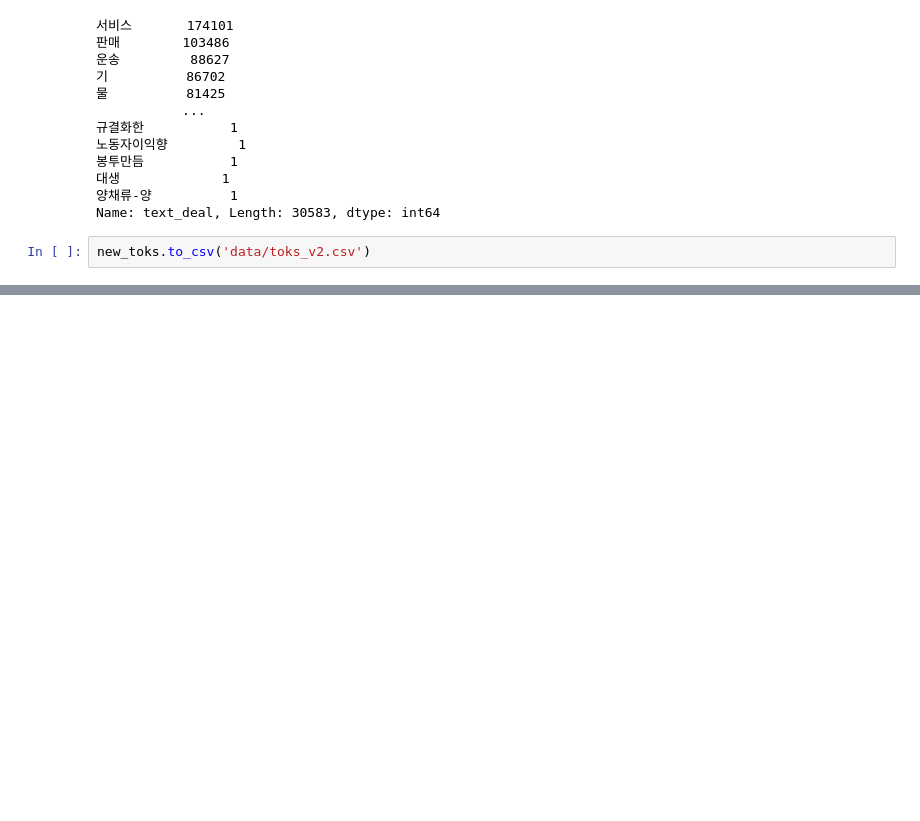
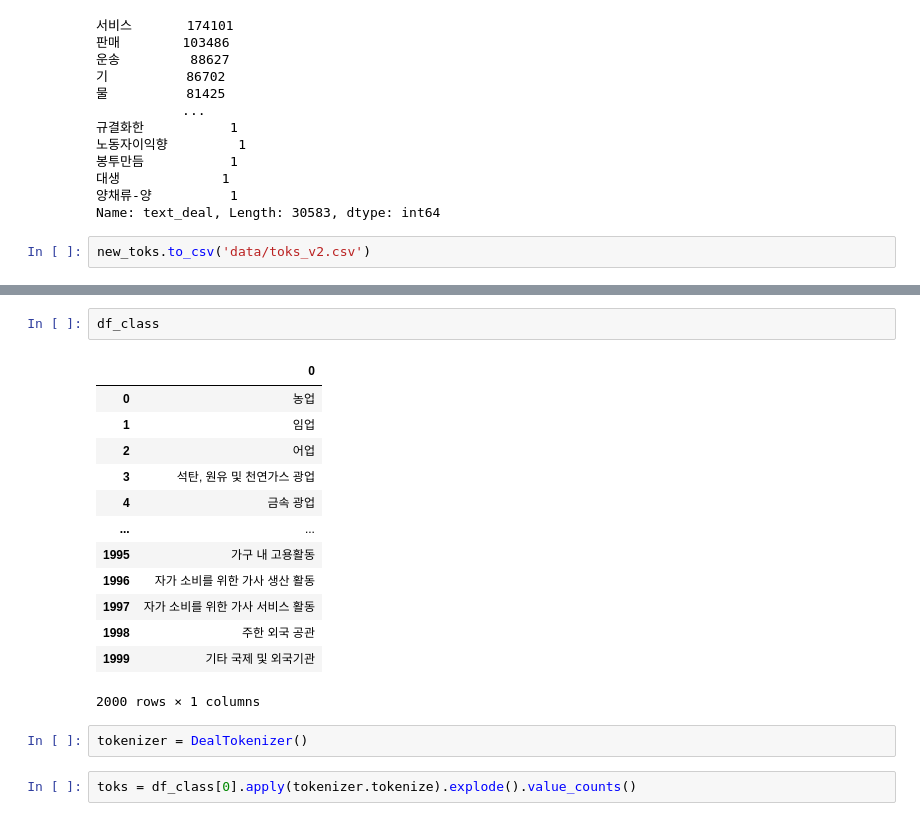
Before and after one commit to bwade9090/IndustrialClassification, a Jupyter notebook: Tokenizer.ipynb, the cells around one changed output, grey strips where cells are left out. Saved outputs shown, nothing was run; the diff lists cells and outputs as text; blank space fills up the shorter version.

Commit message:
tokenize

```diff
--- a/Tokenizer.ipynb
+++ b/Tokenizer.ipynb
@@ -380,0 +362,20 @@ new_toks.to_csv('data/toks_v2.csv')
+# %%
+df_class
+# %% [output]
+|  | 0 |
+| 0 | 농업 |
+| 1 | 임업 |
+| 2 | 어업 |
+| 3 | 석탄, 원유 및 천연가스 광업 |
+| 4 | 금속 광업 |
+| ... | ... |
+| 1995 | 가구 내 고용활동 |
+| 1996 | 자가 소비를 위한 가사 생산 활동 |
+| 1997 | 자가 소비를 위한 가사 서비스 활동 |
+| 1998 | 주한 외국 공관 |
+| 1999 | 기타 국제 및 외국기관 |
+2000 rows × 1 columns
+# %%
+tokenizer = DealTokenizer()
+# %%
+toks = df_class[0].apply(tokenizer.tokenize).explode().value_counts()
```
Also changed, not shown: parts of 65 cells of this notebook, 1 other file.
